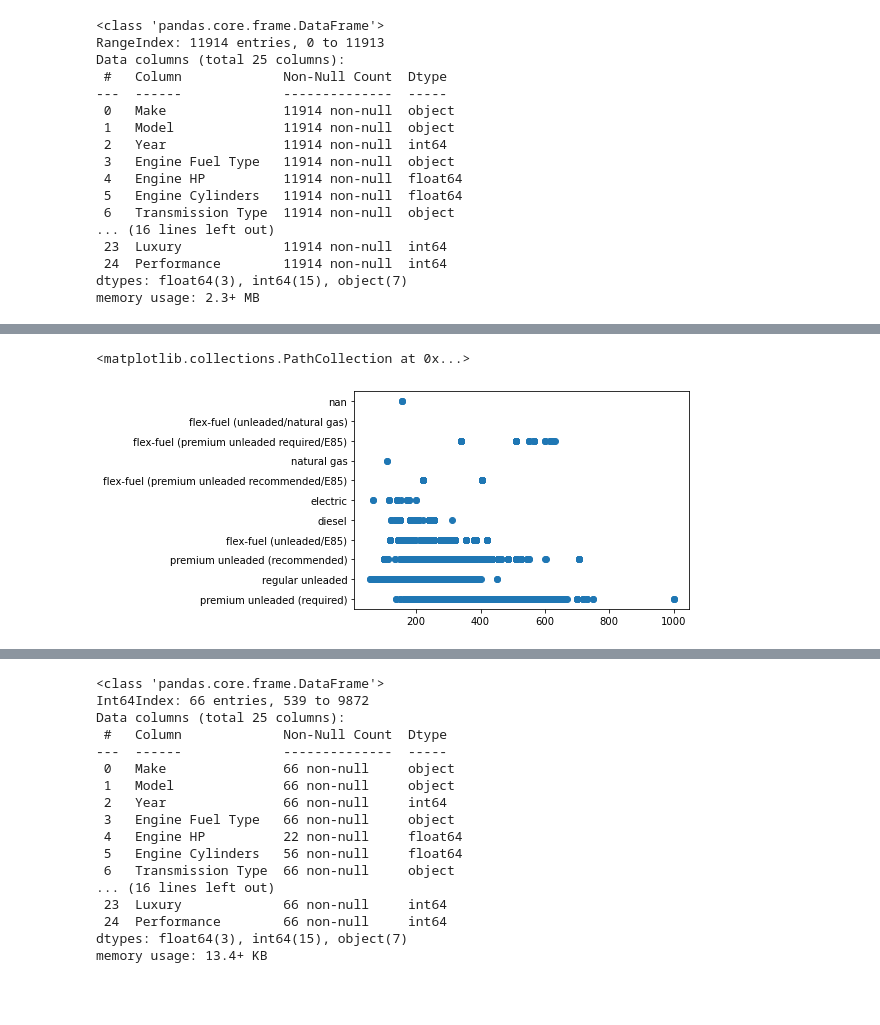
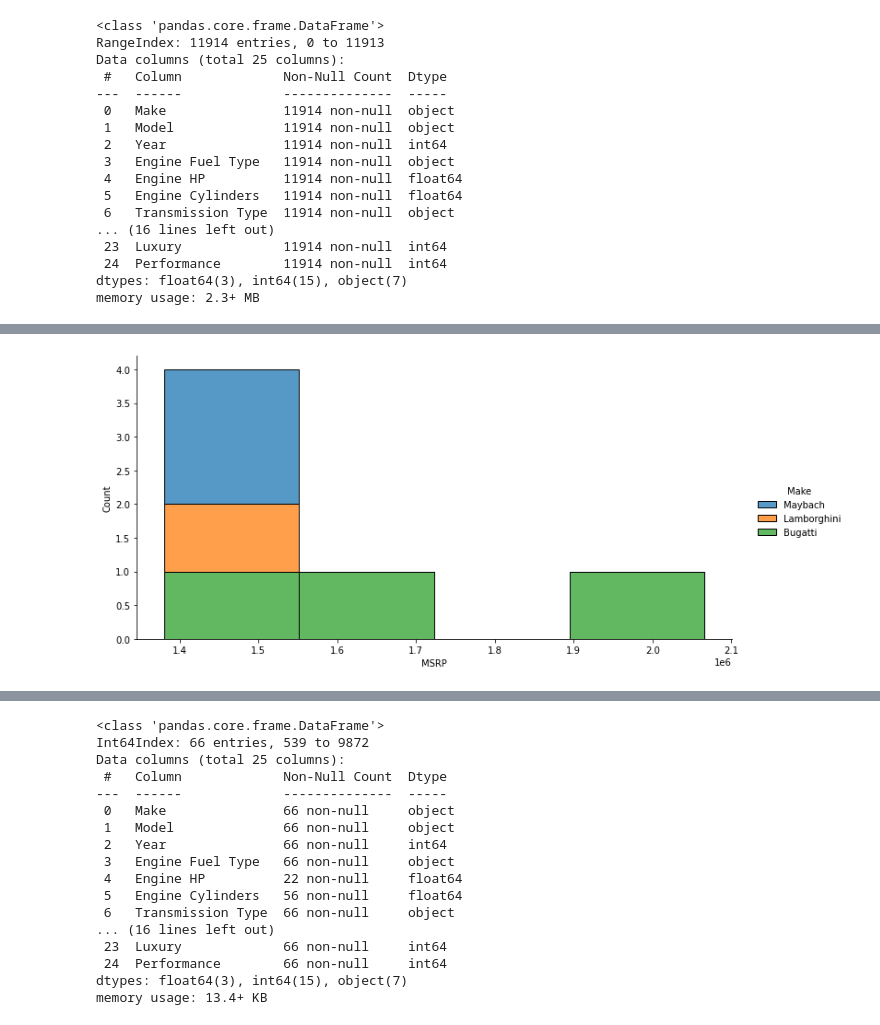
Before and after one commit to marghemar/Marketing_Analytics, a Jupyter notebook: infosys.ipynb, the cells around one changed output, grey strips where cells are left out. Drawn from its saved outputs; the diff is of its cells as text; code cells hidden in the pictures; blank space fills up the shorter version.

```diff
--- a/infosys.ipynb
+++ b/infosys.ipynb
@@ -146,7 +148,9 @@ cars_1 = cars_1.drop(cars_1[cars_1['highway MPG']>200].index)
-# %%
-
-import matplotlib.pyplot as plt
-plt.scatter( cars["Engine HP"],cars["Engine Fuel Type"].astype(str))
-# %% [output]
-<matplotlib.collections.PathCollection at 0x...>
-[figure, removed]
+# %%
+expensive_cars = cars_1[cars_1['MSRP']>1000000]
+# %%
+
+import seaborn as sns
+
+ax=sns.displot(expensive_cars, x= 'MSRP', hue ='Make',common_norm=False, kind="hist", multiple="stack", height=5, aspect=2)
+# %% [output]
+[figure, added]
```
Also changed, not shown: parts of 18 cells of this notebook, 14 other files.
